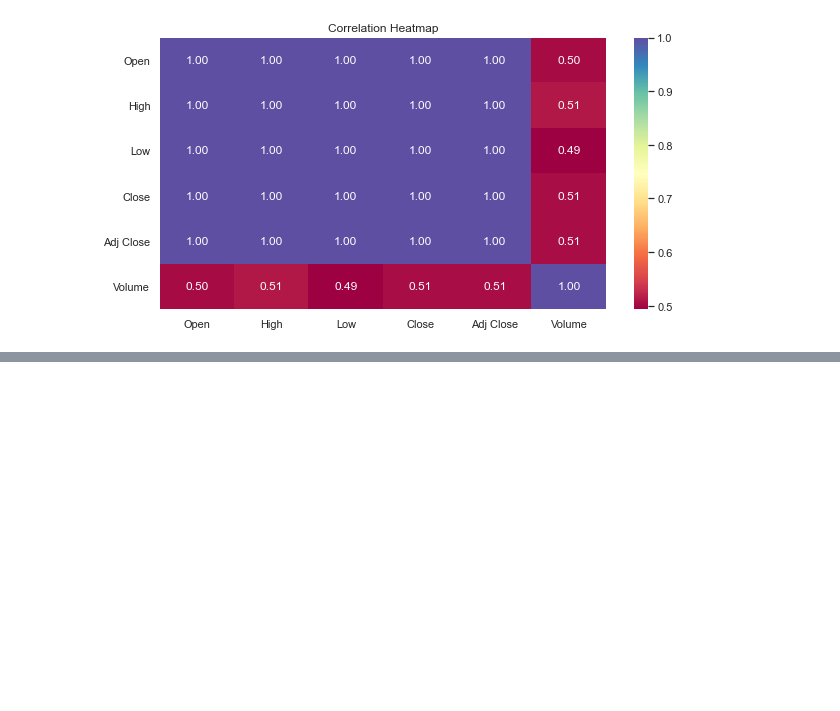
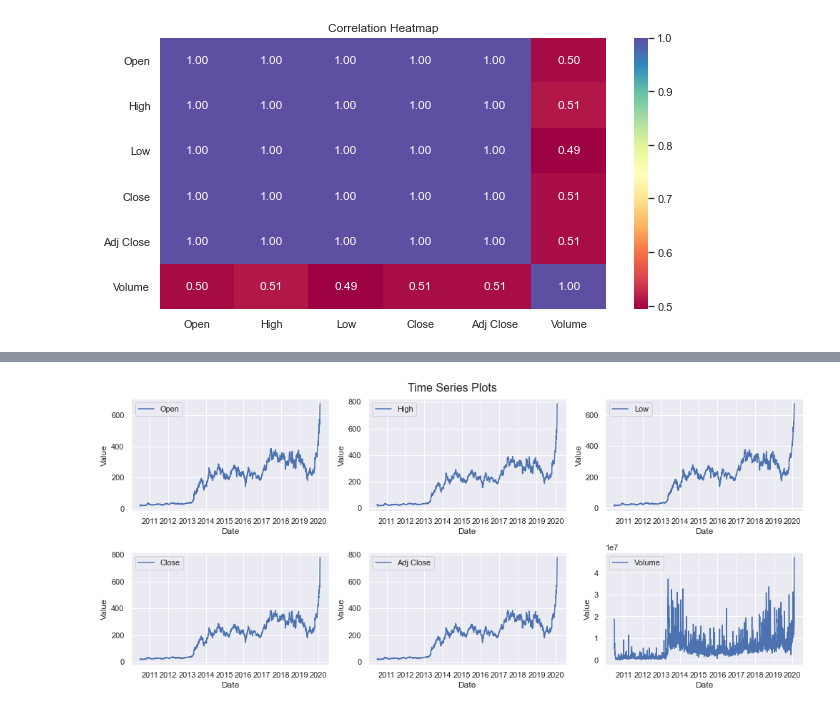
Before and after one commit to Mwizerwa/Stock_Price_Prediction, a Jupyter notebook: notebooks/data_exploration.ipynb, the cells around one changed output, grey strips where cells are left out. Cells and saved outputs as stored; diff of their text form; code cells hidden in the pictures; blank space fills up the shorter version.

```diff
--- a/notebooks/data_exploration.ipynb
+++ b/notebooks/data_exploration.ipynb
@@ -55,0 +57,17 @@ plt.show()
+# %%
+#Plot time series plot
+plt.figure(figsize=(14, 6))
+
+#Loop through variables
+for i, column in enumerate(dataset.columns[1:], 1):
+    plt.subplot(2, 3, i)
+    plt.plot(dataset["Date"], dataset[column], label=column)
+    plt.xlabel("Date")
+    plt.ylabel("Value")
+    plt.legend()
+
+plt.tight_layout()
+plt.suptitle("Time Series Plots", fontsize=16, y=1.02)
+plt.show()
+# %% [output]
+[figure, added]
```
Also changed, not shown: parts of 1 cell of this notebook.
